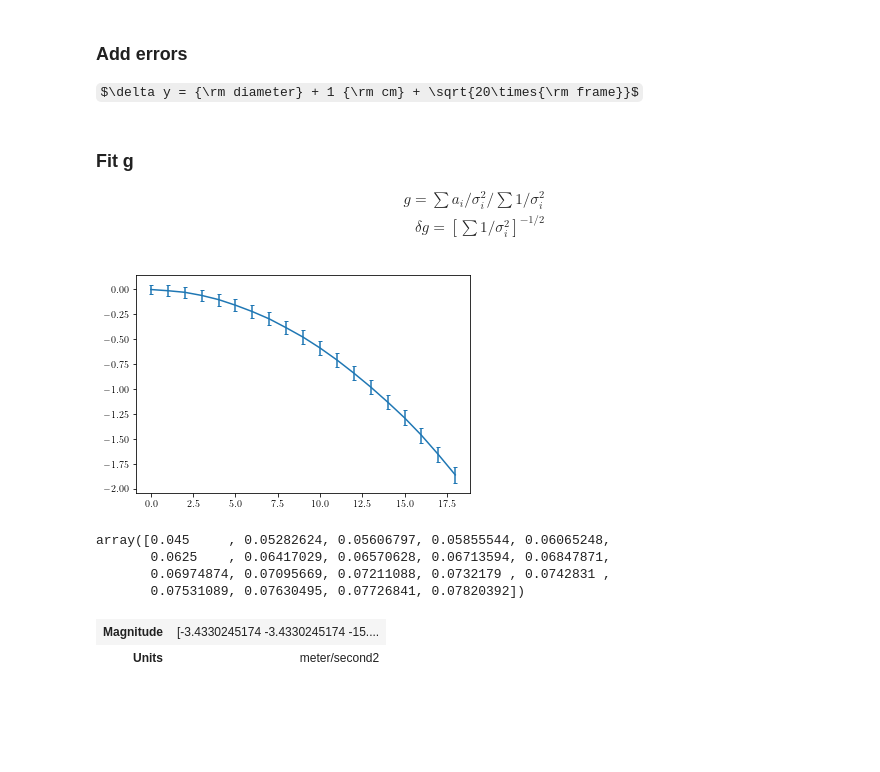
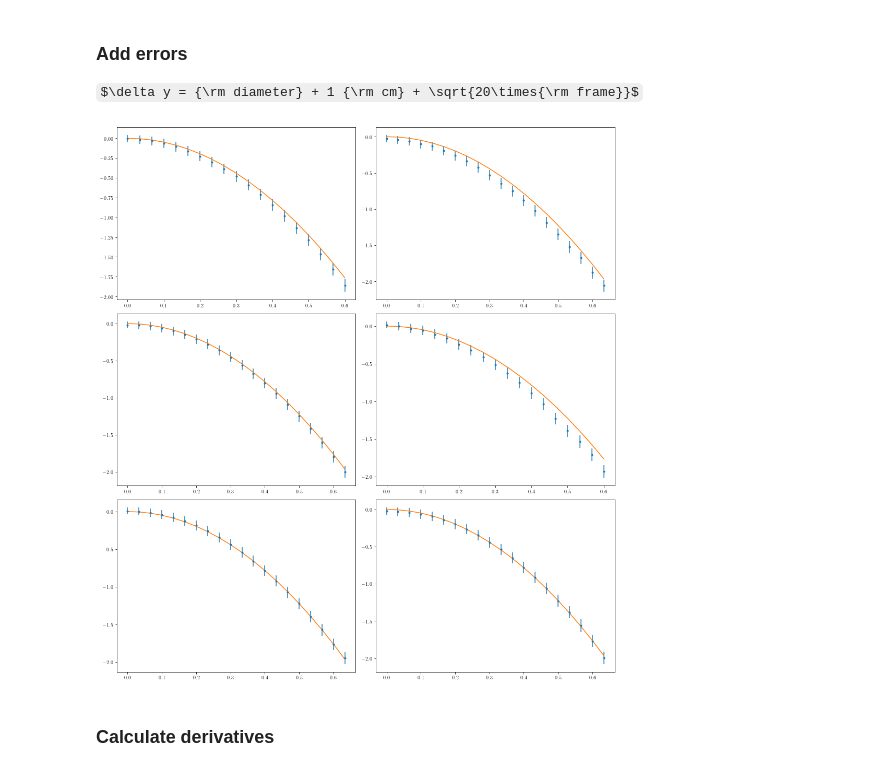
Before and after one commit to rwhitehill/CompPhys22_Spring2022, a Jupyter notebook: Final/analysis.ipynb, the cells around one changed output. Drawn from its saved outputs; the diff is of its cells as text; code cells hidden in the pictures; some formulas as TeX source; blank space fills up the shorter version.

```diff
--- a/Final/analysis.ipynb
+++ b/Final/analysis.ipynb
@@ -106,9 +106,3 @@ for key in drop_data.keys():
     for i in range(len(drop_data[key]['pos'])):
         errors = get_error(np.arange(0,len(drop_data[key]['pos'][i])),key)
         drop_data[key]['err'].append(errors)
-# %% [markdown]
-### Fit g
-\begin{align*}
-g = \sum a_i/\sigma_i^2 \Big/ \sum 1/\sigma_i^2 \\
-\delta g = \left[ \sum 1/\sigma_{i}^2 \right]^{-1/2}
-\end{align*}
@@ -137,14 +109,28 @@ def second_derivative(f,f_err):
+# %%
+f = lambda t: -9.8*t**2.0/2.0
+
+nrows=3;ncols=2
+fig,ax = plt.subplots(nrows=nrows,ncols=ncols,figsize=(7*ncols,5*nrows))
+
+for key in drop_data.keys():
+    if key == 'red':  i = 0
+    if key == 'base': i = 1
+    for j in range(len(drop_data[key]['pos'])):
+        pos = drop_data[key]['pos'][j]
+        err = drop_data[key]['err'][j].to(pos.units).magnitude
+        pos = pos.magnitude
+        ax[j][i].errorbar(frame_rate.magnitude*np.arange(0,len(pos)),pos,yerr=err,fmt='.')
+        ax[j][i].plot(frame_rate.magnitude*np.arange(0,len(pos)),f(frame_rate.magnitude*np.arange(0,len(pos))))
+plt.tight_layout()
+plt.show()
+# %% [output]
+[figure, added]
 # %%
-y  = drop_data['red']['pos'][0].magnitude
-dy = drop_data['red']['err'][0].to('m').magnitude
-plt.errorbar(np.arange(0,len(y)),y,yerr=dy,dash_capstyle='butt',capsize=2)
-plt.show()
+# y  = drop_data['red']['pos'][0].magnitude
+# dy = drop_data['red']['err'][0].to('m').magnitude
+
+# fig, ax = plt.subplots(nrows=1,ncols=1,figsize=(7,5))
+# ax.errorbar(np.arange(0,len(y)),y,yerr=dy,dash_capstyle='butt',capsize=3,fmt='k.')
+# plt.show()
-# %% [output]
-[figure, removed]
-# %%
-dy
-# %% [output]
-array([0.045     , 0.05282624, 0.05606797, 0.05855544, 0.06065248,
-       0.0625    , 0.06417029, 0.06570628, 0.06713594, 0.06847871,
-       0.06974874, 0.07095669, 0.07211088, 0.0732179 , 0.0742831 ,
-       0.07531089, 0.07630495, 0.07726841, 0.07820392])
+# %% [markdown]
+### Calculate derivatives
@@ -151,6 +175,3 @@ array([0.045     , 0.05282624, 0.05606797, 0.05855544, 0.06065248,
 # %%
-a = second_derivative(drop_data['red']['pos'][0],drop_data['red']['err'][0])
-a[0]
+# a = second_derivative(drop_data['red']['pos'][0])#,drop_data['red']['err'][0])
+# a = get_a_w_error(drop_data['red']['pos'][0],drop_data['red']['err'][0])
-# %% [output]
-| Magnitude | [-3.4330245174 -3.4330245174 -15.... |
-| Units | meter/second2 |
```
Also changed, not shown: parts of 18 cells of this notebook, 1 other file.
